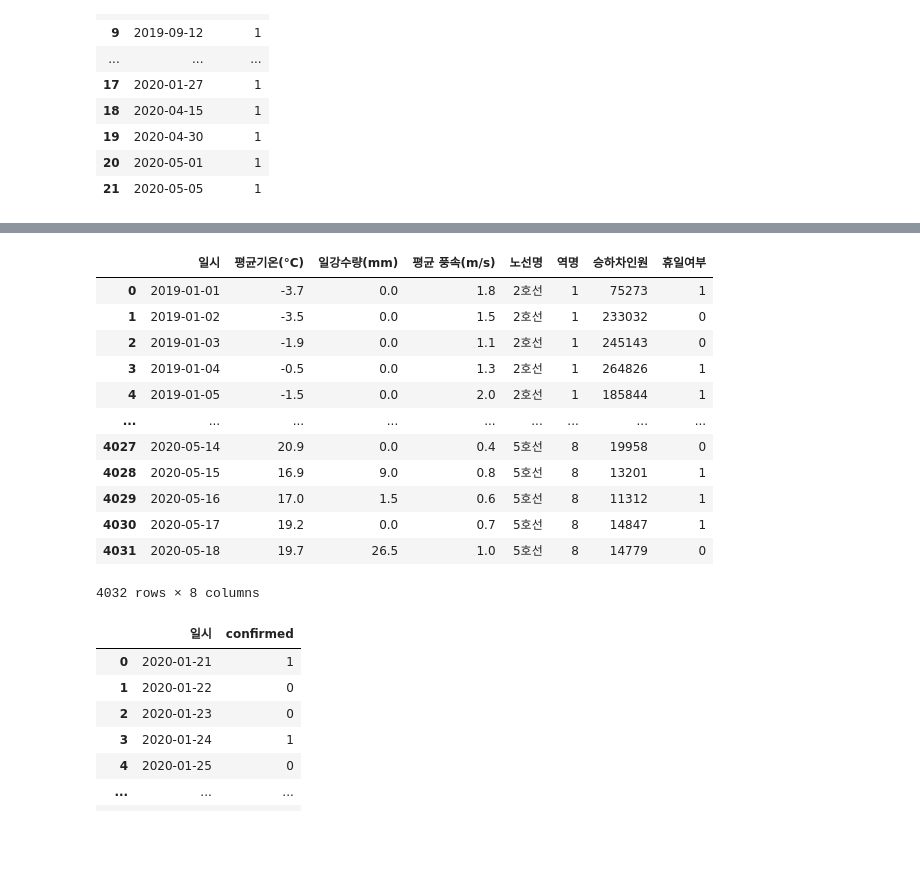
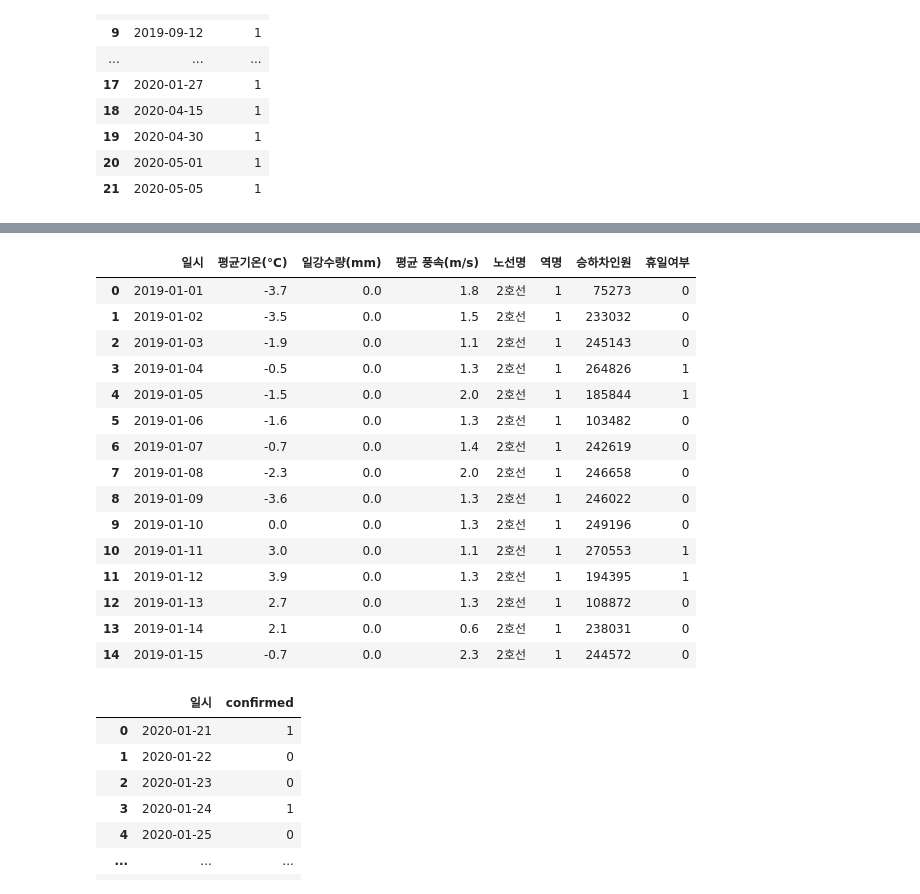
Before and after one commit to soonhp/Bachelor_s_degree, a Jupyter notebook: DeepLearning(졸업논문_python)/metro.ipynb, the cells around one changed output, grey strips where cells are left out. Drawn from its saved outputs; the diff is of its cells as text; code cells hidden in the pictures; blank space fills up the shorter version.

```diff
--- a/DeepLearning(졸업논문_python)/metro.ipynb
+++ b/DeepLearning(졸업논문_python)/metro.ipynb
@@ -485,22 +516,29 @@ weather_add_1.loc[(weather_add_1['휴일여부'] == 2), '휴일여부'] = 1
 # %%
 weather_add_1 = pd.read_csv('weather_holiday_metro_1.csv',encoding='CP949')
 #weather_add_1
 weather_add_1['일시'] = pd.to_datetime(weather_add_1['일시'], format='%Y-%m-%d', errors='raise')
-weather_add_1
+weather_add_1['휴일여부'] = weather_add_1['일시'].dt.weekday       # 요일숫자(0-월, 1-화)
+weather_add_1.loc[(weather_add_1['휴일여부'] <= 3, '휴일여부')] = 0
+weather_add_1.loc[(weather_add_1['휴일여부'] == 6, '휴일여부')] = 0
+weather_add_1.loc[(weather_add_1['휴일여부'] > 3, '휴일여부')] = 1
+weather_add_1.head(15)
 # %% [output]
 |  | 일시 | 평균기온(°C) | 일강수량(mm) | 평균 풍속(m/s) | 노선명 | 역명 | 승하차인원 | 휴일여부 |
-| 0 | 2019-01-01 | -3.7 | 0.0 | 1.8 | 2호선 | 1 | 75273 | 1 |
+| 0 | 2019-01-01 | -3.7 | 0.0 | 1.8 | 2호선 | 1 | 75273 | 0 |
 | 1 | 2019-01-02 | -3.5 | 0.0 | 1.5 | 2호선 | 1 | 233032 | 0 |
 | 2 | 2019-01-03 | -1.9 | 0.0 | 1.1 | 2호선 | 1 | 245143 | 0 |
 | 3 | 2019-01-04 | -0.5 | 0.0 | 1.3 | 2호선 | 1 | 264826 | 1 |
 | 4 | 2019-01-05 | -1.5 | 0.0 | 2.0 | 2호선 | 1 | 185844 | 1 |
-| ... | ... | ... | ... | ... | ... | ... | ... | ... |
-| 4027 | 2020-05-14 | 20.9 | 0.0 | 0.4 | 5호선 | 8 | 19958 | 0 |
-| 4028 | 2020-05-15 | 16.9 | 9.0 | 0.8 | 5호선 | 8 | 13201 | 1 |
-| 4029 | 2020-05-16 | 17.0 | 1.5 | 0.6 | 5호선 | 8 | 11312 | 1 |
-| 4030 | 2020-05-17 | 19.2 | 0.0 | 0.7 | 5호선 | 8 | 14847 | 1 |
-| 4031 | 2020-05-18 | 19.7 | 26.5 | 1.0 | 5호선 | 8 | 14779 | 0 |
+| 5 | 2019-01-06 | -1.6 | 0.0 | 1.3 | 2호선 | 1 | 103482 | 0 |
+| 6 | 2019-01-07 | -0.7 | 0.0 | 1.4 | 2호선 | 1 | 242619 | 0 |
+| 7 | 2019-01-08 | -2.3 | 0.0 | 2.0 | 2호선 | 1 | 246658 | 0 |
+| 8 | 2019-01-09 | -3.6 | 0.0 | 1.3 | 2호선 | 1 | 246022 | 0 |
+| 9 | 2019-01-10 | 0.0 | 0.0 | 1.3 | 2호선 | 1 | 249196 | 0 |
+| 10 | 2019-01-11 | 3.0 | 0.0 | 1.1 | 2호선 | 1 | 270553 | 1 |
+| 11 | 2019-01-12 | 3.9 | 0.0 | 1.3 | 2호선 | 1 | 194395 | 1 |
+| 12 | 2019-01-13 | 2.7 | 0.0 | 1.3 | 2호선 | 1 | 108872 | 0 |
+| 13 | 2019-01-14 | 2.1 | 0.0 | 0.6 | 2호선 | 1 | 238031 | 0 |
+| 14 | 2019-01-15 | -0.7 | 0.0 | 2.3 | 2호선 | 1 | 244572 | 0 |
-4032 rows × 8 columns
 # %%
 #코로나 확진자 데이터 불러오기
 covid = pd.read_excel('covid.xlsx')
```
Also changed, not shown: parts of 89 cells of this notebook, 1 other file.
